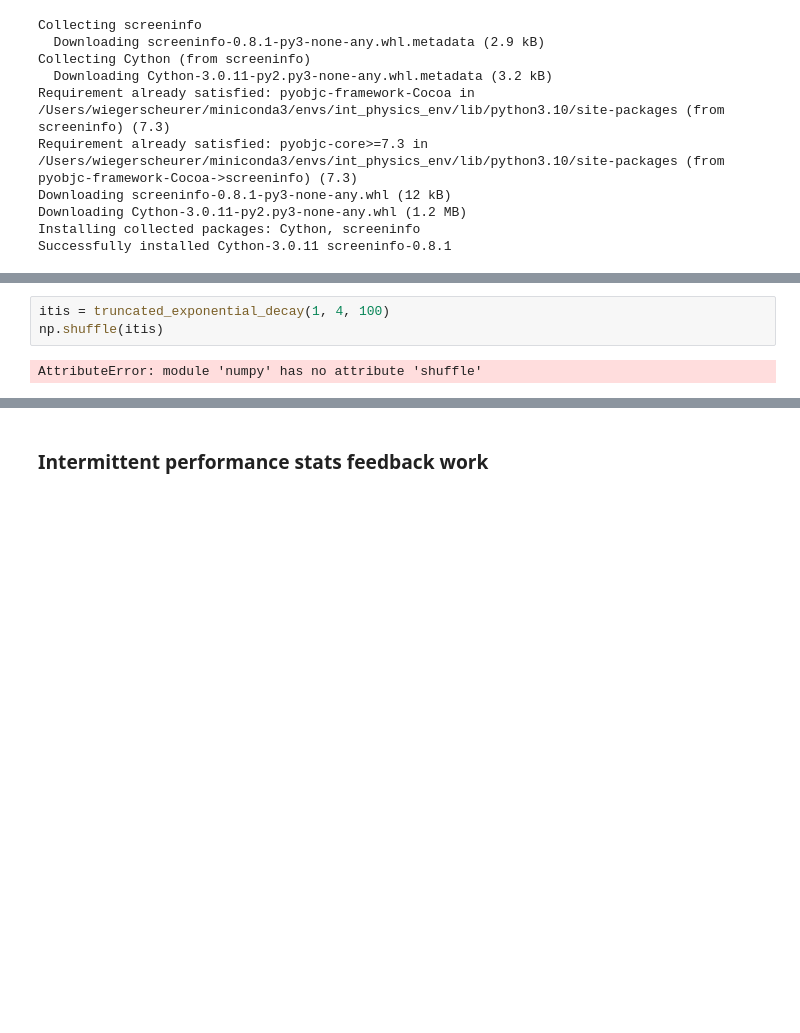
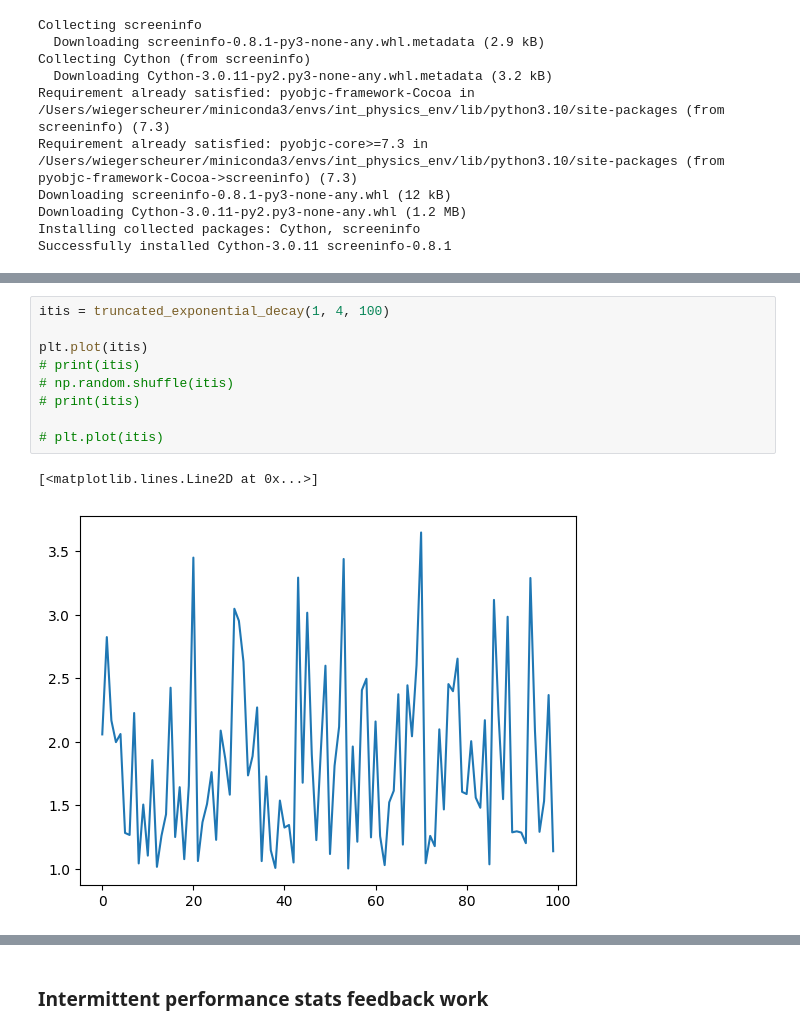
Before and after one commit to WiegerScheurer/physicspred, a Jupyter notebook: Notebooks/intphys_psypy.ipynb, the cells around one changed output, grey strips where cells are left out. Drawn from its saved outputs; the diff is of its cells as text; blank space fills up the shorter version.

```diff
--- a/Notebooks/intphys_psypy.ipynb
+++ b/Notebooks/intphys_psypy.ipynb
@@ -81,5 +81,12 @@ plot_distribution(samples, min_iti=min_iti, truncation_cutoff=truncation_cutoff)
 # %%
 itis = truncated_exponential_decay(1, 4, 100)
-np.shuffle(itis)
+
+plt.plot(itis)
+# print(itis)
+# np.random.shuffle(itis)
+# print(itis)
+
+# plt.plot(itis)
 # %% [output]
-AttributeError: module 'numpy' has no attribute 'shuffle'
+[<matplotlib.lines.Line2D at 0x...>]
+[figure, added]
```
Also changed, not shown: parts of 14 cells of this notebook, 6 other files.
